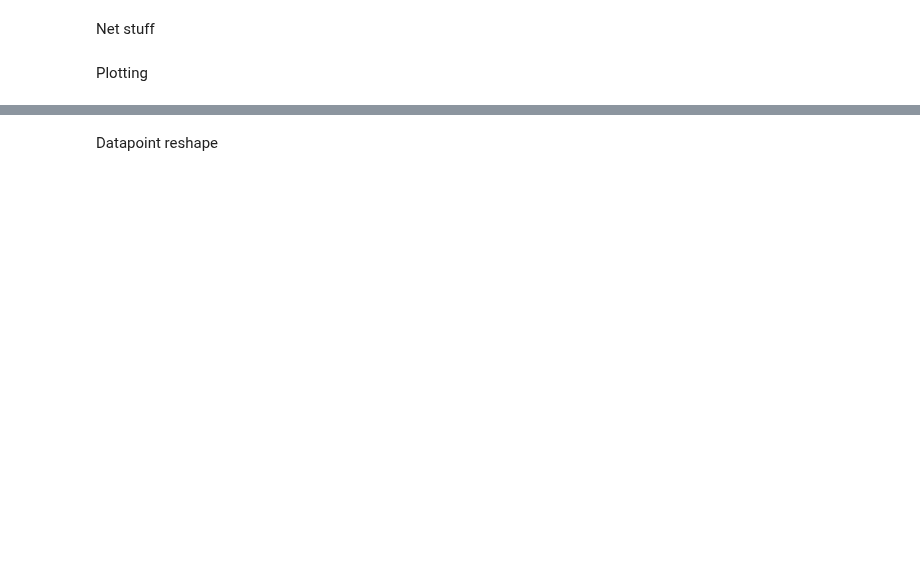
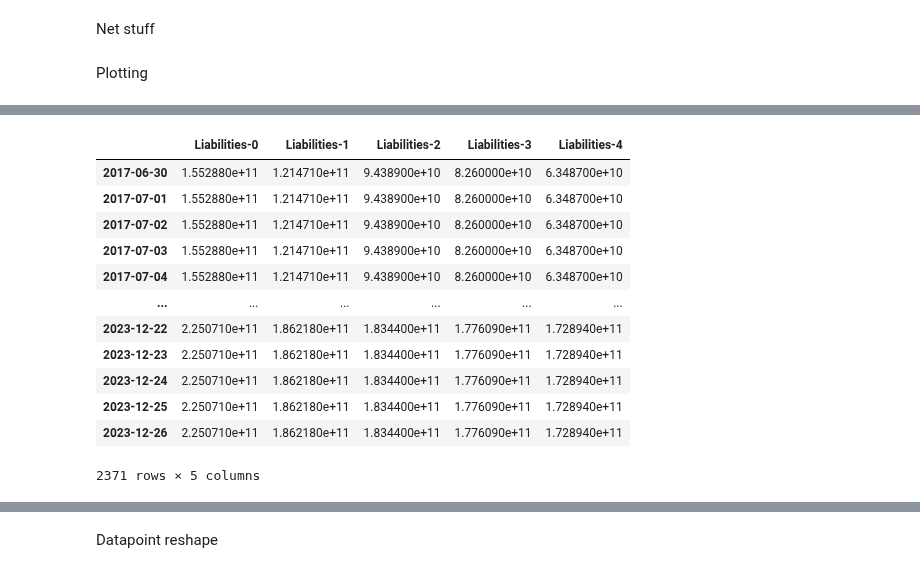
Before and after one commit to BlackdoorAI/Finance-bro, a Jupyter notebook: extract.ipynb, the cells around one changed output, grey strips where cells are left out. Cells and saved outputs as stored; diff of their text form; code cells hidden in the pictures; blank space fills up the shorter version.

```diff
--- a/extract.ipynb
+++ b/extract.ipynb
@@ -121,10 +121,10 @@ plt.show()
 # %%
 #"WeightedAverageNumberOfSharesOutstandingBasic", "WeightedAverageNumberOfDilutedSharesOutstanding", EntityCommonStockSharesOutstanding
 #"static":["Assets", "Liabilities", "AssetsCurrent", "AssetsNoncurrent"],"dynamic":["FreeCashFlow","GrossProfit"]
-comp = comp_load("AAPL")
-paths = recursive_date_gather(comp,"FreeCashFlow")
+comp = comp_load("MSFT")
+paths = recursive_date_gather(comp,"Liabilities")
 print(paths)
-frame, unit = path_selector(comp,"FreeCashFlow",paths["paths"][0][0], dynamic_tolerance=pd.Timedelta(days=6000))
-frame.to_csv("examples/AAPLFlow.csv")
-# frame.head(-5)
+frame, unit = path_selector(comp,"Liabilities",paths["paths"][0], dynamic_tolerance=pd.Timedelta(days=6000), reshape_approx = True)
+# frame.to_csv("examples/AAPLAssetsConcat.csv")
+frame.head(-5)
 # %% [output]
@@ -132 +132,14 @@ frame.to_csv("examples/AAPLFlow.csv")
+|  | Liabilities-0 | Liabilities-1 | Liabilities-2 | Liabilities-3 | Liabilities-4 |
+| 2017-06-30 | 1.552880e+11 | 1.214710e+11 | 9.438900e+10 | 8.260000e+10 | 6.348700e+10 |
+| 2017-07-01 | 1.552880e+11 | 1.214710e+11 | 9.438900e+10 | 8.260000e+10 | 6.348700e+10 |
+| 2017-07-02 | 1.552880e+11 | 1.214710e+11 | 9.438900e+10 | 8.260000e+10 | 6.348700e+10 |
+| 2017-07-03 | 1.552880e+11 | 1.214710e+11 | 9.438900e+10 | 8.260000e+10 | 6.348700e+10 |
+| 2017-07-04 | 1.552880e+11 | 1.214710e+11 | 9.438900e+10 | 8.260000e+10 | 6.348700e+10 |
+| ... | ... | ... | ... | ... | ... |
+| 2023-12-22 | 2.250710e+11 | 1.862180e+11 | 1.834400e+11 | 1.776090e+11 | 1.728940e+11 |
+| 2023-12-23 | 2.250710e+11 | 1.862180e+11 | 1.834400e+11 | 1.776090e+11 | 1.728940e+11 |
+| 2023-12-24 | 2.250710e+11 | 1.862180e+11 | 1.834400e+11 | 1.776090e+11 | 1.728940e+11 |
+| 2023-12-25 | 2.250710e+11 | 1.862180e+11 | 1.834400e+11 | 1.776090e+11 | 1.728940e+11 |
+| 2023-12-26 | 2.250710e+11 | 1.862180e+11 | 1.834400e+11 | 1.776090e+11 | 1.728940e+11 |
+2371 rows × 5 columns
 # %%
```
Also changed, not shown: parts of 10 cells of this notebook.
